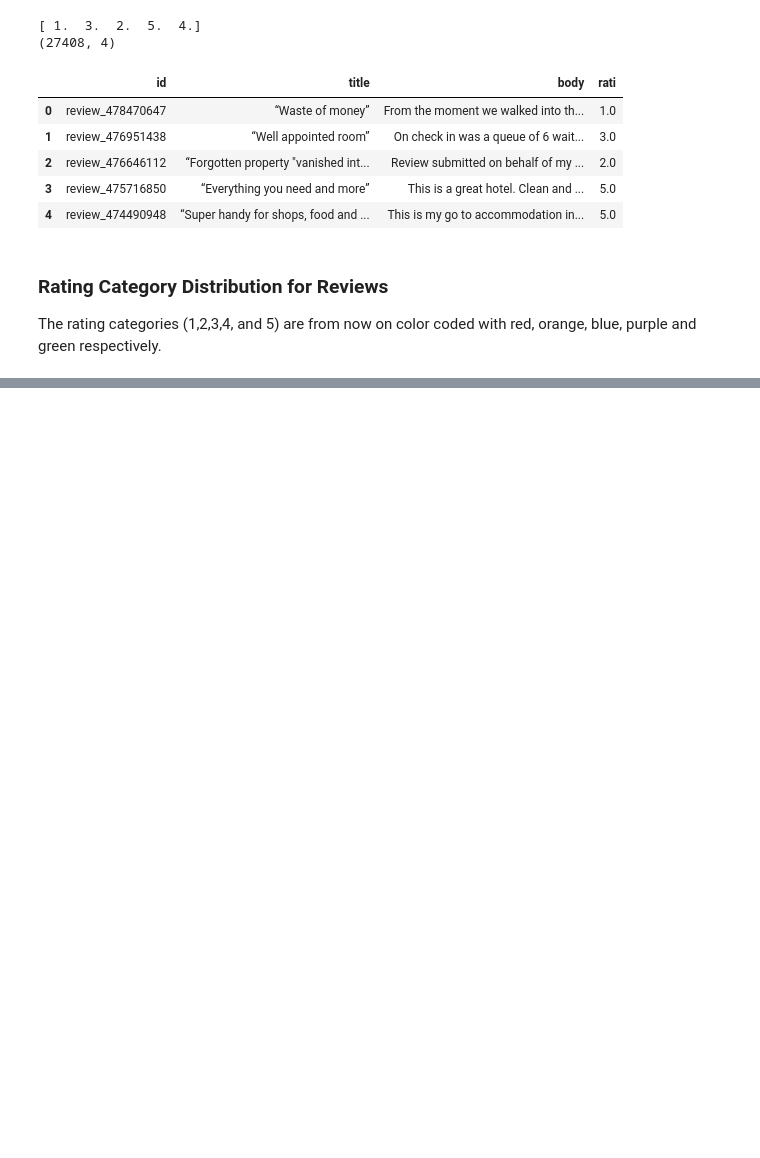
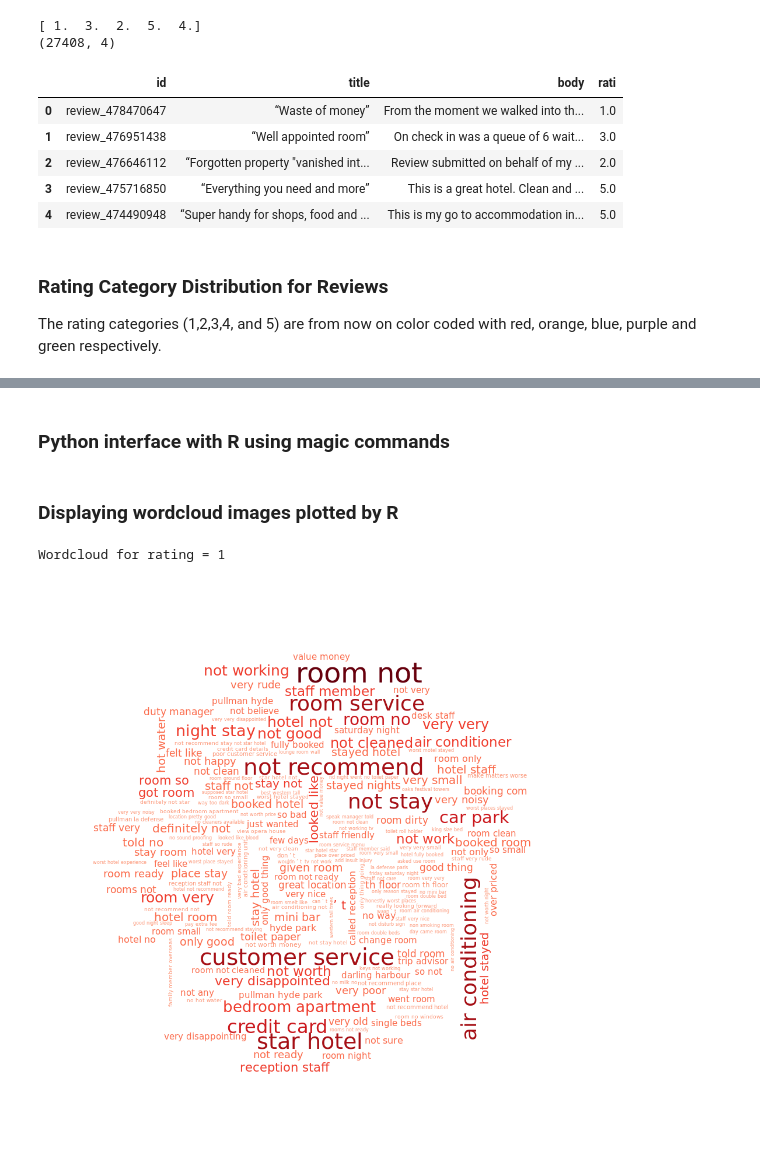
Before and after one commit to AduraX/Hotel-Reviews, a Jupyter notebook: Hotel-Reviews_EDA.ipynb, the cells around one changed output, grey strips where cells are left out. Cells and saved outputs as stored; diff of their text form; code cells hidden in the pictures; blank space fills up the shorter version.

```diff
--- a/Hotel-Reviews_EDA.ipynb
+++ b/Hotel-Reviews_EDA.ipynb
@@ -203,0 +138,39 @@ Rating = 1
+# %% [markdown]
+### Python interface with R using magic commands
+# %%
+%load_ext rpy2.ipython
+%%R
+library(tm)
+library(wordcloud)
+library(RColorBrewer)
+
+%%R -i DatDir, BigramsDir, TrigramsDir
+DatDir <- paste(getwd(), '/', 'DatDir',sep='')
+BigramsDir <- paste(DatDir, '/', 'biReviewRating',sep='')
+TrigramsDir <- paste(DatDir, '/', 'triReviewRating',sep='')
+
+palettes <- c("Reds", "Oranges", "Blues", "Purples", "Greens")
+
+for (irat in 1:5) {
+    pathBigram <- paste(BigramsDir, '/', irat, '_rating.csv',sep='')
+    pathTrigram <- paste(TrigramsDir, '/', irat, '_rating.csv',sep='')
+    dfBigram <- read.csv(pathBigram)
+    dfTrigram <- read.csv(pathTrigram)
+    dfWordcloud <- rbind(dfBigram[1:100,], dfTrigram[1:100,])
+    dfWordcloud <- dfWordcloud[with(dfWordcloud, order(-X1, X0)),]
+
+    pal <- brewer.pal(9, palettes[irat])
+    pal <- pal[-(1:3)]
+    png(paste(DatDir, '/', irat, '_ratWordcloud.png',sep=''), width=960, height=960)
+    wordcloud(dfWordcloud$X0, dfWordcloud$X1 , max.words=200, colors=pal)
+    dev.off()
+}
+# %% [markdown]
+### Displaying wordcloud images plotted by R
+# %%
+from IPython.core.display import Image
+print("Wordcloud for rating = 1")
+Image(filename=os.path.join(DatDir, '1_ratWordcloud.png'))
+# %% [output]
+Wordcloud for rating = 1
+[figure, added]
```
Also changed, not shown: parts of 22 cells of this notebook, 17 other files.
